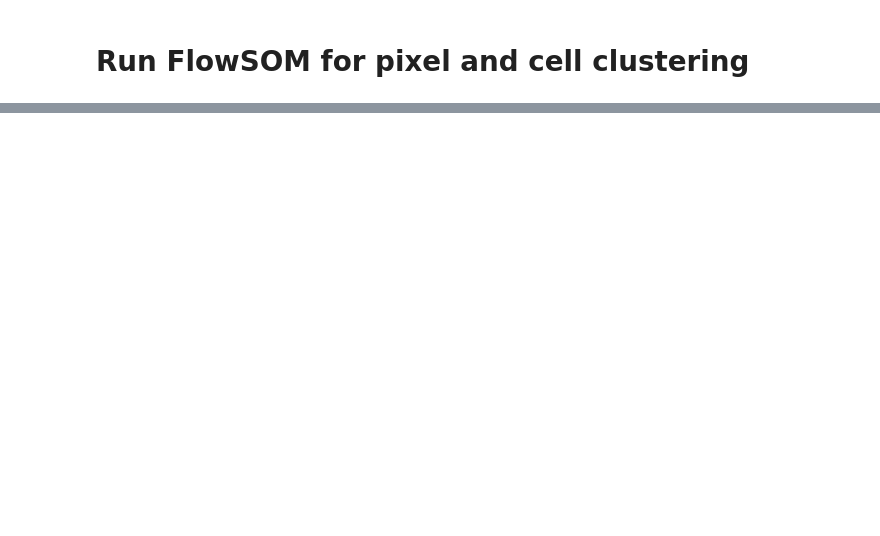
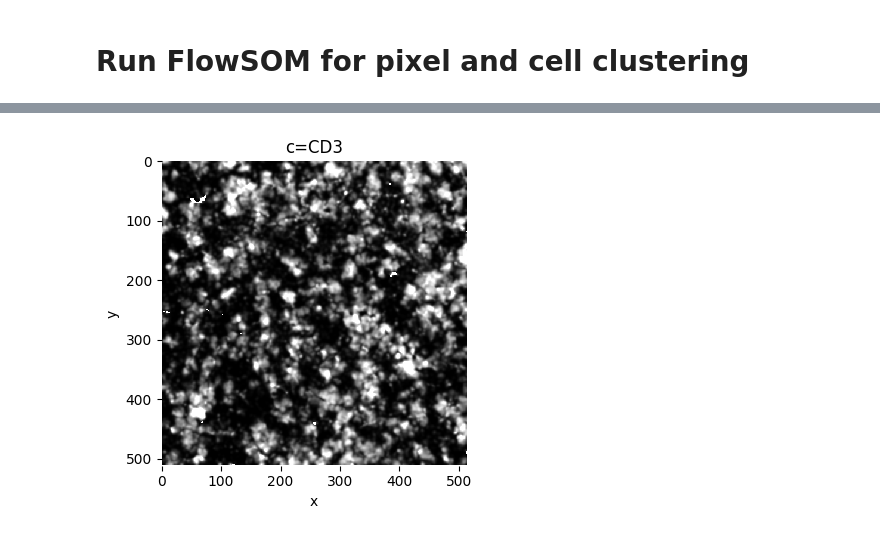
Before and after one commit to saeyslab/napari-sparrow, a Jupyter notebook: docs/tutorials/general/FlowSOM_for_pixel_and_cell_clustering.ipynb, the cells around one changed output, grey strips where cells are left out. Cells and saved outputs as stored; diff of their text form; code cells hidden in the pictures; blank space fills up the shorter version.

```diff
--- a/docs/tutorials/general/FlowSOM_for_pixel_and_cell_clustering.ipynb
+++ b/docs/tutorials/general/FlowSOM_for_pixel_and_cell_clustering.ipynb
@@ -180,0 +81,11 @@ sdata_ark_analysis[ "table_cell_clustering_flowsom" ].uns[ "spatialdata_attrs" ]
+# %%
+sdata = hp.im.pixel_clustering_preprocess(
+    sdata,
+    img_layer=["raw_image_fov0", "raw_image_fov1"],
+    output_layer=["raw_image_fov0_processed", "raw_image_fov1_processed"],
+    channels=channels,
+    chunks=2048,
+    persist_intermediate=True, # set to False if you have multiple images, and if they are large.
+    overwrite=True,
+    sigma=2.0,
+)
@@ -180,0 +97,4 @@ sdata_ark_analysis[ "table_cell_clustering_flowsom" ].uns[ "spatialdata_attrs" ]
+# %%
+hp.pl.plot_image( sdata, img_layer="raw_image_fov0_processed", to_coordinate_system="fov0", channel="CD3", figsize=(4,4) )
+# %% [output]
+[figure, added]
```
Also changed, not shown: parts of 38 cells of this notebook, 8 other files.
